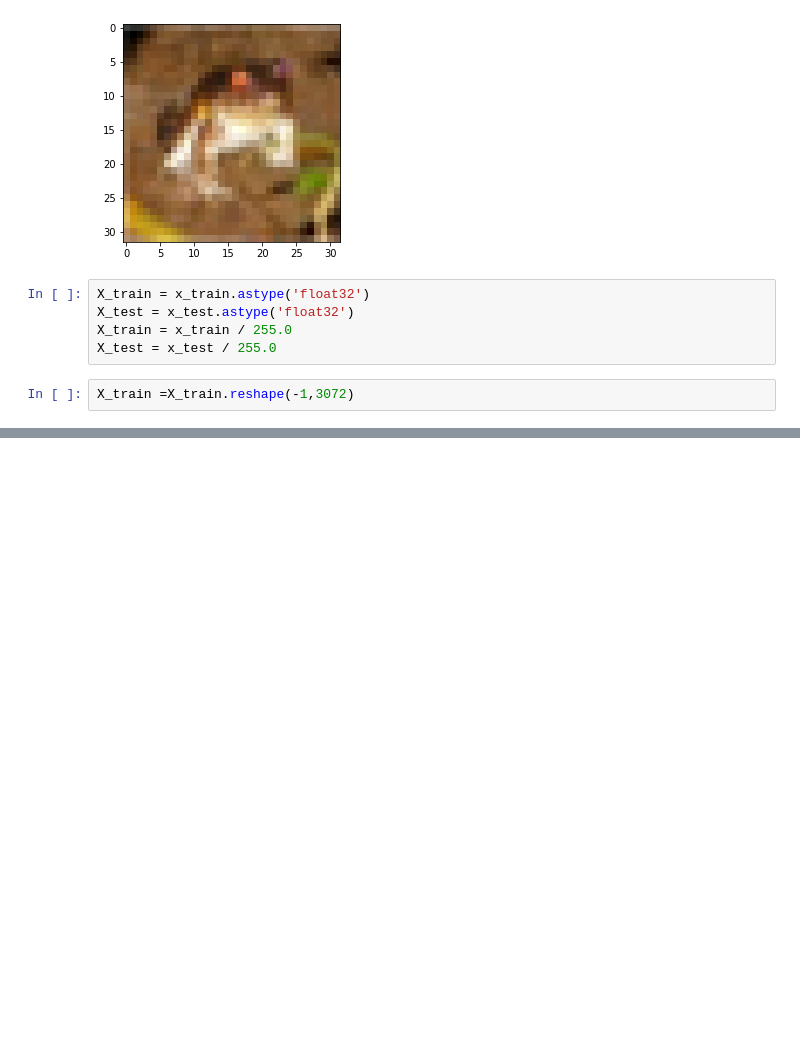
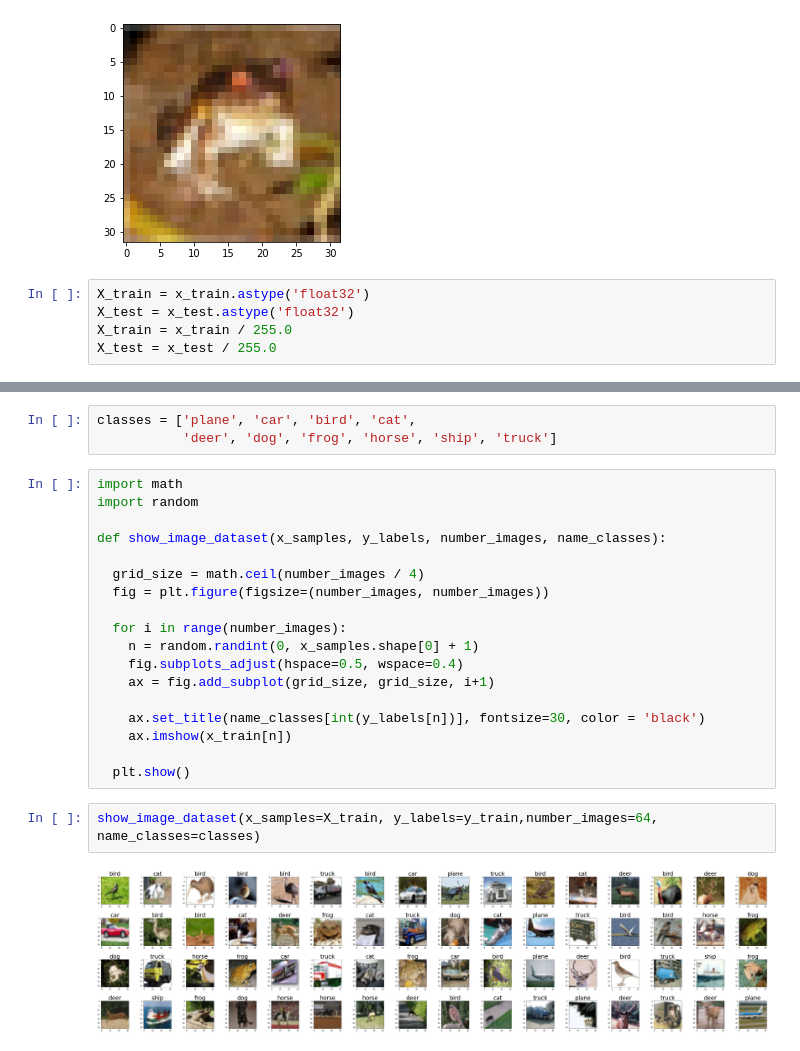
Before and after one commit to juanchess98/Notebooks-Deep-Learning, a Jupyter notebook: Perceptrón_multicapa.ipynb, the cells around one changed output, grey strips where cells are left out. Saved outputs shown, nothing was run; the diff lists cells and outputs as text; blank space fills up the shorter version.

```diff
--- a/Perceptrón_multicapa.ipynb
+++ b/Perceptrón_multicapa.ipynb
@@ -376,5 +330,3 @@ X_train = x_train.astype('float32')
 X_test = x_test.astype('float32')
 X_train = x_train / 255.0
 X_test = x_test / 255.0
-# %%
-X_train =X_train.reshape(-1,3072)
@@ -395,2 +356,27 @@ num_class=Y_test.shape[1]
 # %% [output]
 (1, 50000)
+# %%
+classes = ['plane', 'car', 'bird', 'cat',
+           'deer', 'dog', 'frog', 'horse', 'ship', 'truck']
+# %%
+import math
+import random
+
+def show_image_dataset(x_samples, y_labels, number_images, name_classes):
+
+  grid_size = math.ceil(number_images / 4)
+  fig = plt.figure(figsize=(number_images, number_images))
+
+  for i in range(number_images):
+    n = random.randint(0, x_samples.shape[0] + 1)
+    fig.subplots_adjust(hspace=0.5, wspace=0.4)
+    ax = fig.add_subplot(grid_size, grid_size, i+1)
+
+    ax.set_title(name_classes[int(y_labels[n])], fontsize=30, color = 'black')
+    ax.imshow(x_train[n])
+
+  plt.show()
+# %%
+show_image_dataset(x_samples=X_train, y_labels=y_train,number_images=64, name_classes=classes)
+# %% [output]
+[figure, added]
```
Also changed, not shown: parts of 38 cells of this notebook.
